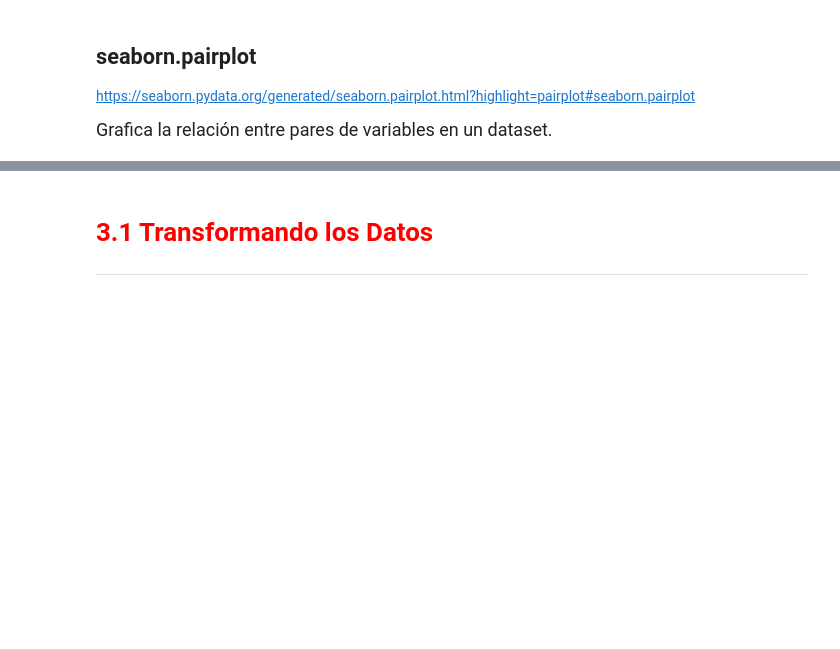
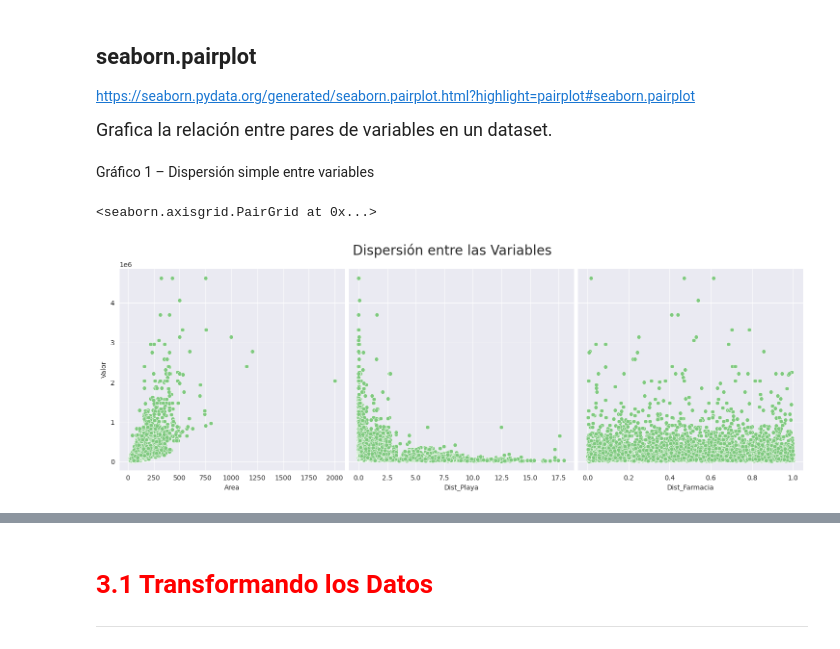
Before and after one commit to DanielRaiicHu/regresion_lineal_tecnicas_avanzadas, a Jupyter notebook: regresion_lineal_tecnicas_avanzadas.ipynb, the cells around one changed output, grey strips where cells are left out. Drawn from its saved outputs; the diff is of its cells as text; code cells hidden in the pictures; blank space fills up the shorter version.

```diff
--- a/regresion_lineal_tecnicas_avanzadas.ipynb
+++ b/regresion_lineal_tecnicas_avanzadas.ipynb
@@ -123,0 +213,18 @@ ax
+# %% [markdown]
+Gráfico 1 – Dispersión simple entre variables
+# %%
+# Crea un gráfico de dispersión múltiple (pairplot) con seaborn
+# Compara la variable dependiente 'Valor' contra las variables independientes
+# 'Area', 'Dist_Playa' y 'Dist_Farmacia' en subgráficos individuales
+# height=5 define la altura de cada subgráfico
+ax = sns.pairplot(datos, y_vars='Valor', x_vars=['Area','Dist_Playa','Dist_Farmacia'], height=5)
+
+# Agrega un título general al conjunto de gráficos
+# y=1.05 eleva el título para que no se superponga con los subgráficos
+ax.fig.suptitle('Dispersión entre las Variables', fontsize=20, y=1.05)
+
+# Muestra el gráfico
+ax
+# %% [output]
+<seaborn.axisgrid.PairGrid at 0x...>
+[figure, added]
```
Also changed, not shown: parts of 22 cells of this notebook.
